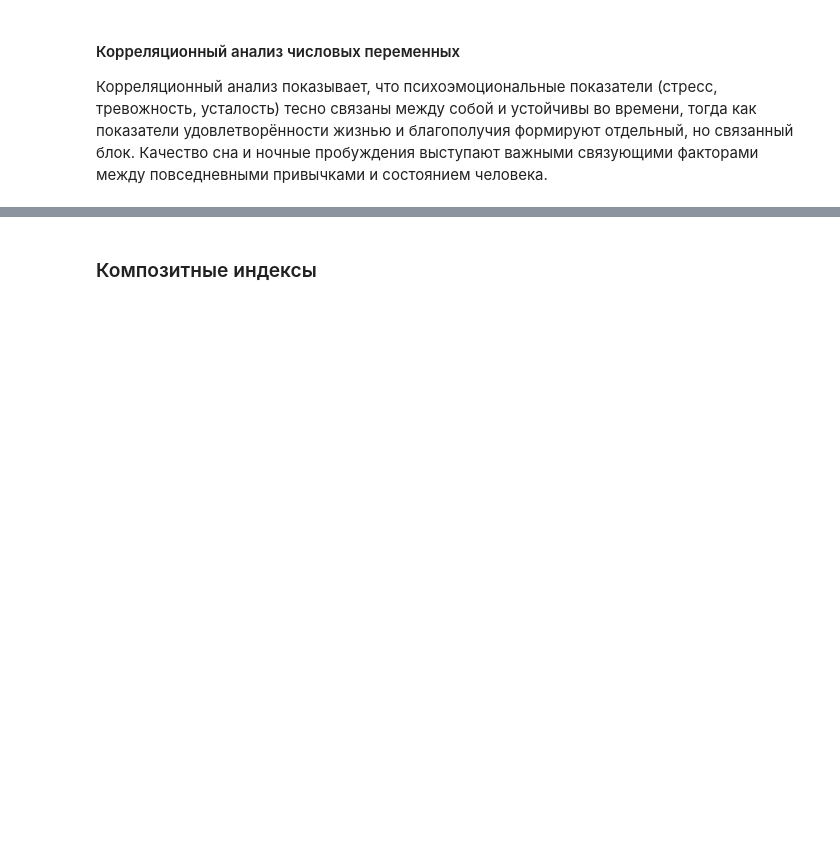
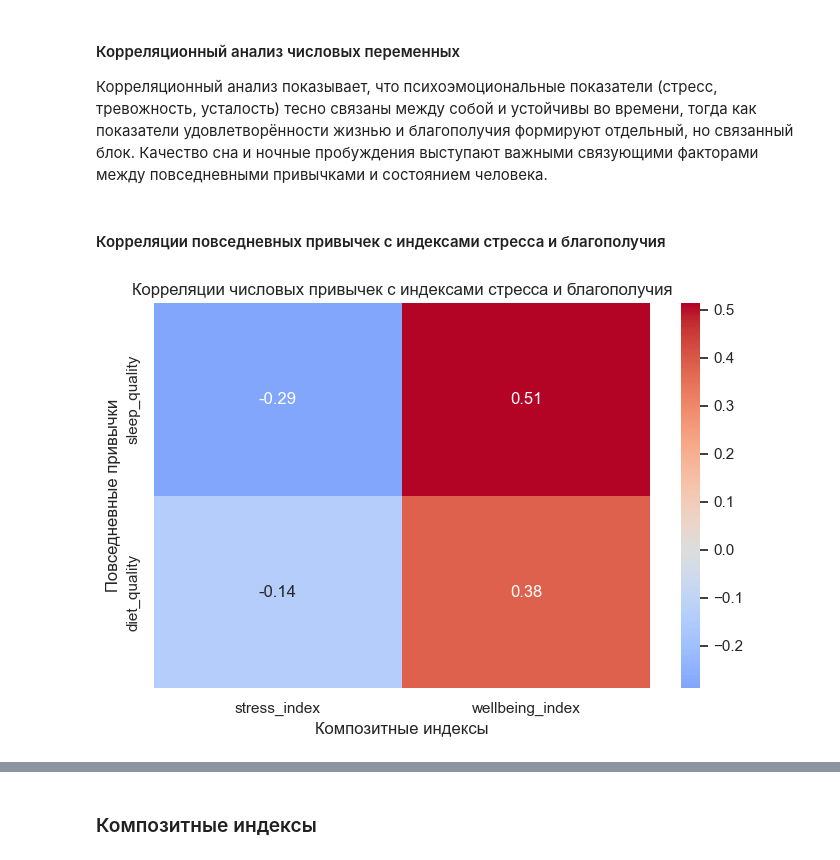
Before and after one commit to JohnnyIsNotAvailable/data-mining-final-2025f, a Jupyter notebook: notebooks/02_EDA.ipynb, the cells around one changed output, grey strips where cells are left out. Drawn from its saved outputs; the diff is of its cells as text; code cells hidden in the pictures; blank space fills up the shorter version.

```diff
--- a/notebooks/02_EDA.ipynb
+++ b/notebooks/02_EDA.ipynb
@@ -280,3 +305,32 @@ plt.show()
 #### Корреляционный анализ числовых переменных
 
 Корреляционный анализ показывает, что психоэмоциональные показатели (стресс, тревожность, усталость) тесно связаны между собой и устойчивы во времени, тогда как показатели удовлетворённости жизнью и благополучия формируют отдельный, но связанный блок. Качество сна и ночные пробуждения выступают важными связующими факторами между повседневными привычками и состоянием человека.
+# %% [markdown]
+#### Корреляции повседневных привычек с индексами стресса и благополучия
+# %%
+lifestyle_numeric = [
+    "sleep_quality",
+    "diet_quality"
+]
+# %%
+corr_subset = df[
+    lifestyle_numeric + index_features
+].corr(numeric_only=True)
+# %%
+plt.figure(figsize=(8, 5))
+
+sns.heatmap(
+    corr_subset.loc[lifestyle_numeric, index_features],
+    annot=True,
+    fmt=".2f",
+    cmap="coolwarm",
+    center=0
+)
+
+plt.title("Корреляции числовых привычек с индексами стресса и благополучия")
+plt.xlabel("Композитные индексы")
+plt.ylabel("Повседневные привычки")
+
+plt.show()
+# %% [output]
+[figure, added]
```
Also changed, not shown: parts of 9 cells of this notebook.
